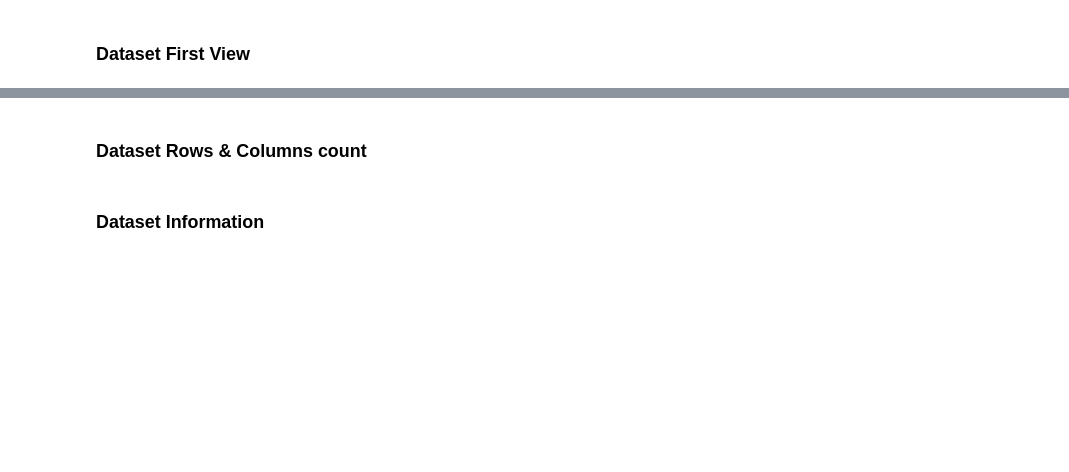
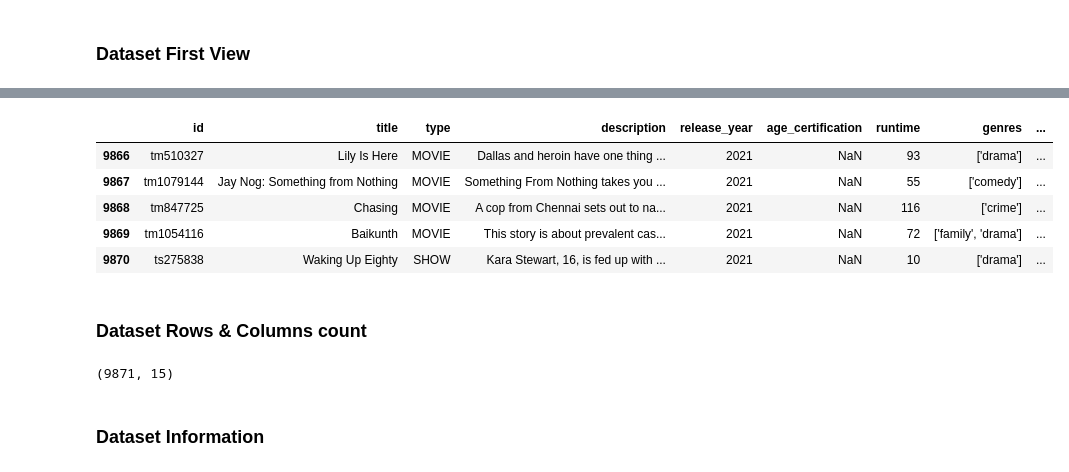
Before and after one commit to Ankush432-cloud/Amazon_Prime_TV_Shows_and_Movies_EDA_Project, a Jupyter notebook: Amazon_Prime_TV_Shows_and_Movies_EDA.ipynb, the cells around one changed output, grey strips where cells are left out. Saved outputs shown, nothing was run; the diff lists cells and outputs as text; code cells hidden in the pictures; blank space fills up the shorter version.

```diff
--- a/Amazon_Prime_TV_Shows_and_Movies_EDA.ipynb
+++ b/Amazon_Prime_TV_Shows_and_Movies_EDA.ipynb
@@ -75,6 +95,19 @@ M - Multivariate Analysis
+# %%
+# Datasets last 5 rows
+movies_df.tail()
+# %% [output]
+|  | id | title | type | description | release_year | age_certification | runtime | genres | ... |
+| 9866 | tm510327 | Lily Is Here | MOVIE | Dallas and heroin have one thing ... | 2021 | NaN | 93 | ['drama'] | ... |
+| 9867 | tm1079144 | Jay Nog: Something from Nothing | MOVIE | Something From Nothing takes you ... | 2021 | NaN | 55 | ['comedy'] | ... |
+| 9868 | tm847725 | Chasing | MOVIE | A cop from Chennai sets out to na... | 2021 | NaN | 116 | ['crime'] | ... |
+| 9869 | tm1054116 | Baikunth | MOVIE | This story is about prevalent cas... | 2021 | NaN | 72 | ['family', 'drama'] | ... |
+| 9870 | ts275838 | Waking Up Eighty | SHOW | Kara Stewart, 16, is fed up with ... | 2021 | NaN | 10 | ['drama'] | ... |
 # %% [markdown]
 ### Dataset Rows & Columns count
 # %%
 # Dataset Rows & Columns count
+movies_df.shape
+# %% [output]
+(9871, 15)
 # %% [markdown]
 ### Dataset Information
```
Also changed, not shown: parts of 12 cells of this notebook.
